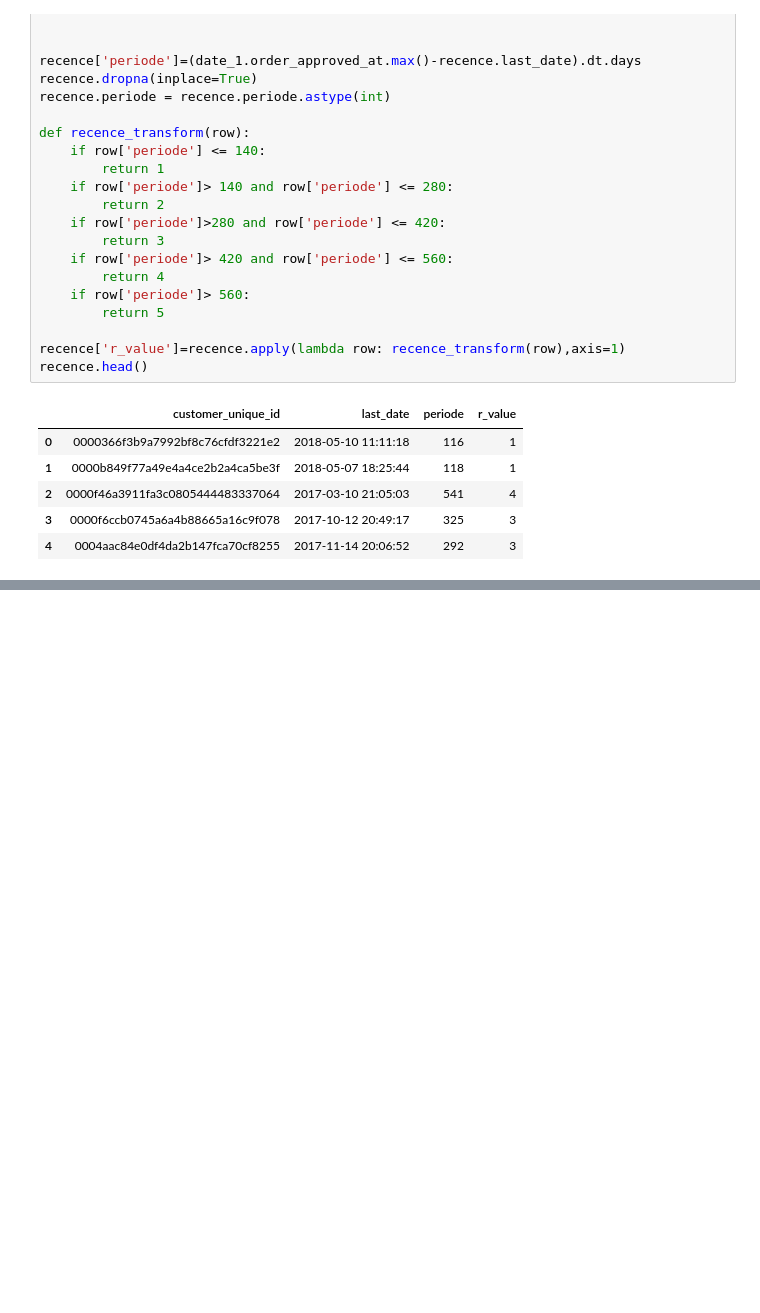
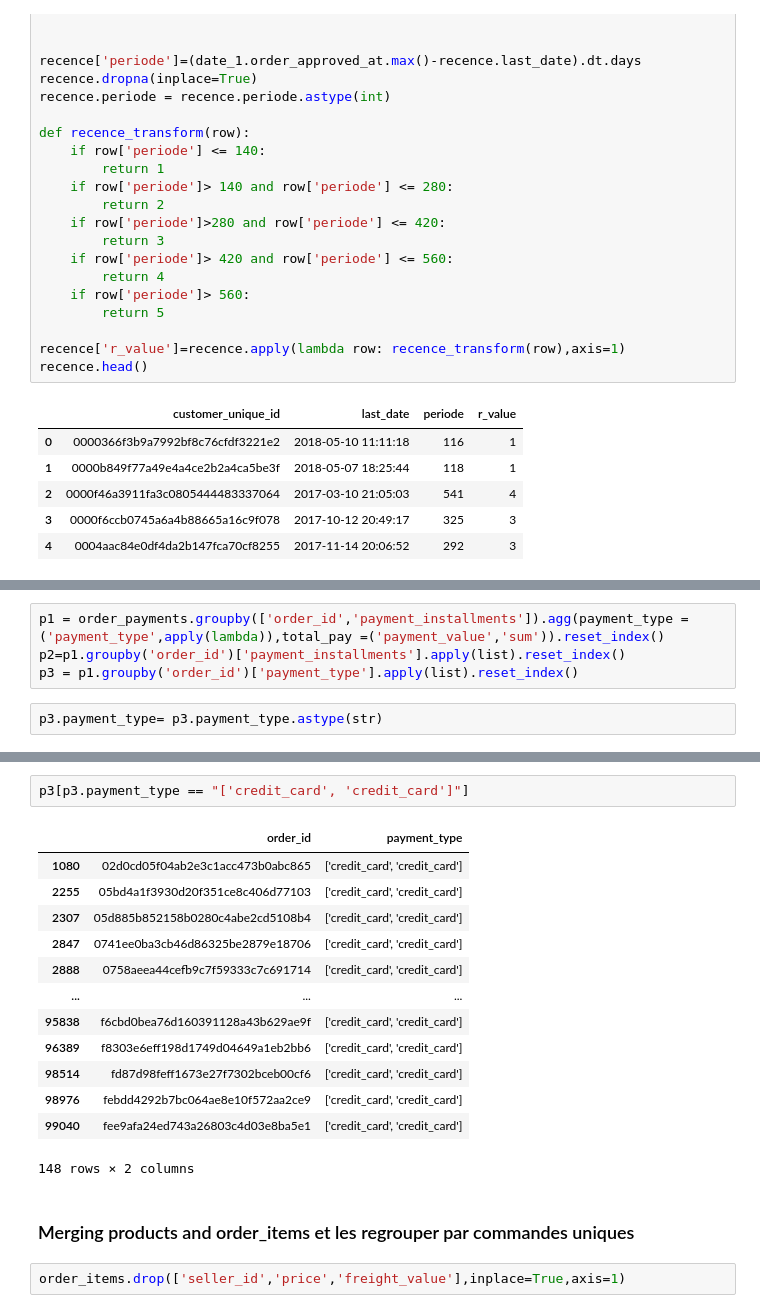
Before and after one commit to Thomas-Dulompont/Segmentation-Client, a Jupyter notebook: notebooks/analyse.ipynb, the cells around one changed output, grey strips where cells are left out. Saved outputs shown, nothing was run; the diff lists cells and outputs as text; blank space fills up the shorter version.

```diff
--- a/notebooks/analyse.ipynb
+++ b/notebooks/analyse.ipynb
@@ -60,0 +84,6 @@ recence.head()
+# %%
+p1 = order_payments.groupby(['order_id','payment_installments']).agg(payment_type = ('payment_type',apply(lambda)),total_pay =('payment_value','sum')).reset_index()
+p2=p1.groupby('order_id')['payment_installments'].apply(list).reset_index()
+p3 = p1.groupby('order_id')['payment_type'].apply(list).reset_index()
+# %%
+p3.payment_type= p3.payment_type.astype(str)
@@ -60,0 +96,20 @@ recence.head()
+# %%
+p3[p3.payment_type == "['credit_card', 'credit_card']"]
+# %% [output]
+|  | order_id | payment_type |
+| 1080 | 02d0cd05f04ab2e3c1acc473b0abc865 | ['credit_card', 'credit_card'] |
+| 2255 | 05bd4a1f3930d20f351ce8c406d77103 | ['credit_card', 'credit_card'] |
+| 2307 | 05d885b852158b0280c4abe2cd5108b4 | ['credit_card', 'credit_card'] |
+| 2847 | 0741ee0ba3cb46d86325be2879e18706 | ['credit_card', 'credit_card'] |
+| 2888 | 0758aeea44cefb9c7f59333c7c691714 | ['credit_card', 'credit_card'] |
+| ... | ... | ... |
+| 95838 | f6cbd0bea76d160391128a43b629ae9f | ['credit_card', 'credit_card'] |
+| 96389 | f8303e6eff198d1749d04649a1eb2bb6 | ['credit_card', 'credit_card'] |
+| 98514 | fd87d98feff1673e27f7302bceb00cf6 | ['credit_card', 'credit_card'] |
+| 98976 | febdd4292b7bc064ae8e10f572aa2ce9 | ['credit_card', 'credit_card'] |
+| 99040 | fee9afa24ed743a26803c4d03e8ba5e1 | ['credit_card', 'credit_card'] |
+148 rows × 2 columns
+# %% [markdown]
+### Merging products and order_items et les regrouper par commandes uniques
+# %%
+order_items.drop(['seller_id','price','freight_value'],inplace=True,axis=1)
```
Also changed, not shown: parts of 24 cells of this notebook.
